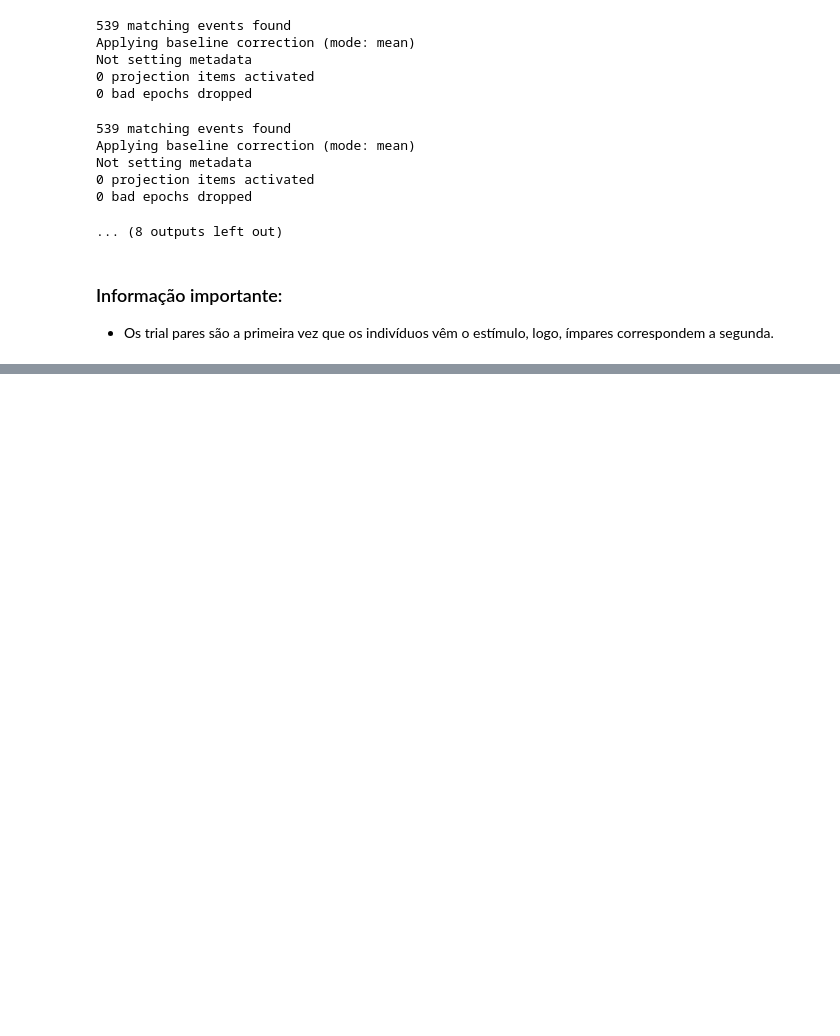
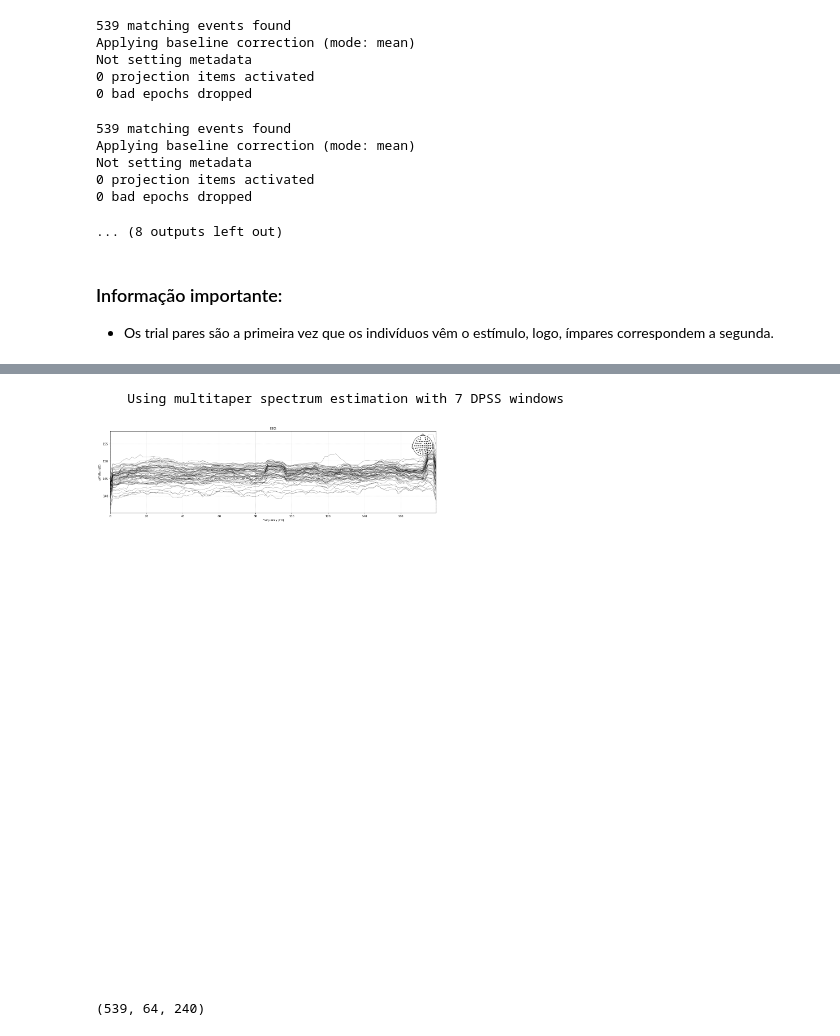
Before and after one commit to bruAristimunha/Across-Modalities, a Jupyter notebook: Leitura.ipynb, the cells around one changed output, grey strips where cells are left out. Saved outputs shown, nothing was run; the diff lists cells and outputs as text; code cells hidden in the pictures; blank space fills up the shorter version.

```diff
--- a/Leitura.ipynb
+++ b/Leitura.ipynb
@@ -123,5 +125,8 @@ axs = teste.plot(scalings={"eeg": 1000e-1},
 # %%
 
 plt.rcParams["figure.figsize"] = [20,5]
 
-fig = teste.plot_psd(tmax=np.inf, fmax=359,show=False,average=False)
+fig = aud[0].plot_psd(tmax=np.inf, fmax=359,show=False,average=False)
+# %% [output]
+    Using multitaper spectrum estimation with 7 DPSS windows
+[figure, added]
@@ -127,0 +137,4 @@ fig = teste.plot_psd(tmax=np.inf, fmax=359,show=False,average=False)
+# %%
+aud[0].get_data().shape
+# %% [output]
+(539, 64, 240)
```
Also changed, not shown: parts of 3 cells of this notebook.
